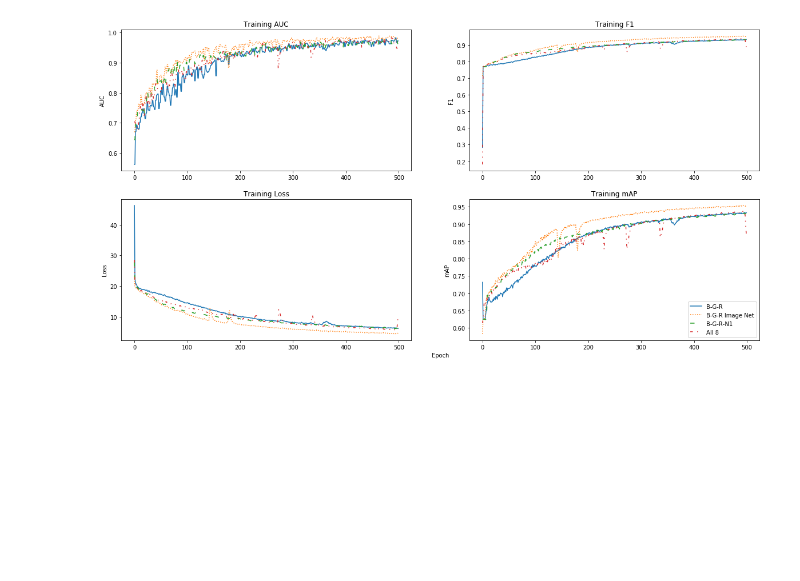
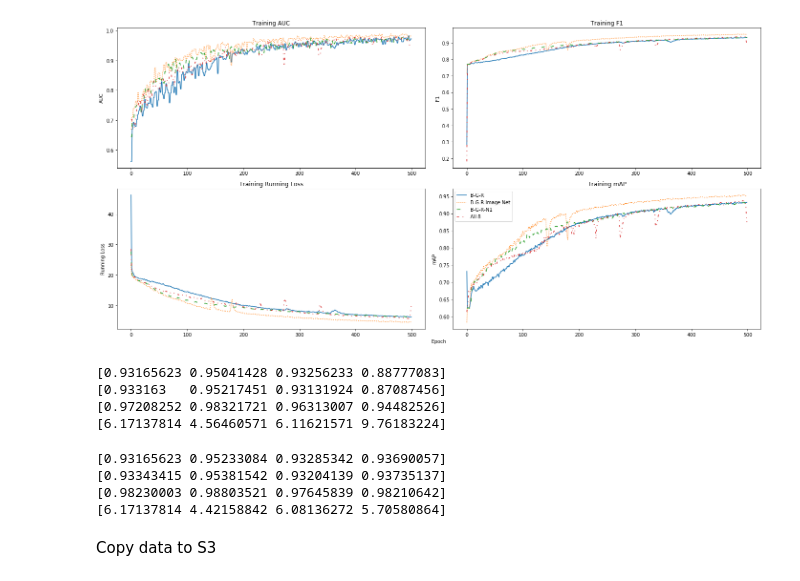
Before and after one commit to joemcglinchy/IS_segmentation, a Jupyter notebook: model_improvements/jstars_revisions/training_accuracies.ipynb, the cells around one changed output. Saved outputs shown, nothing was run; the diff lists cells and outputs as text; code cells hidden in the pictures; blank space fills up the shorter version.

Commit message:
test set figures

```diff
--- a/model_improvements/jstars_revisions/training_accuracies.ipynb
+++ b/model_improvements/jstars_revisions/training_accuracies.ipynb
@@ -30,29 +36,54 @@ mAP = np.array(mAP)
 # %%
 lstyles = ('solid', 'dotted', (0, (5, 10)), (0, (3, 5, 1, 5, 1, 5)))
 fig, ax = plt.subplots(2,2,figsize=(20,10), sharex=False)
 ax = ax.ravel()
 
-for i,m,arr,score in zip(range(4), mod_labels, (auc, f1, loss, mAP), ('AUC', 'F1', 'Loss', 'mAP')):
+for i,m,arr,score in zip(range(4), mod_labels, (auc, f1, loss, mAP), ('AUC', 'F1', 'Running Loss', 'mAP')):
     if i == 0:
         for j,l in enumerate(lstyles):
             lines = ax[i].plot(np.repeat(arr, repeats=2, axis=1).T[:,j], linestyle=l) # AUC recorded every other epoch
             ax[i].set_title(f'Training {score}')
             ax[i].set_ylabel(f'{score}')
             #ax[i].legend(lines, mod_labels)
     else:
         lines = []
         for j,l in enumerate(lstyles):
             line = ax[i].plot(arr.T[:,j], linestyle=l)
             ax[i].set_title(f'Training {score}')
             ax[i].set_ylabel(f'{score}')
             #ax[i].legend(lines, mod_labels)
 
             lines += [line[0]]
 
 ax[i].legend(lines, mod_labels) # put the legend on the last one
 fig.add_subplot(111, frameon=False)
 plt.tick_params(labelcolor='none', top=False, bottom=False, left=False, right=False)
 plt.xlabel('Epoch')
+
+plt.tight_layout()
+plt.savefig('./figs/training_plots.png')
 plt.show()
 # %% [output]
-[figure, old version]
+[figure, new version]
+# %%
+print(f1[:,-1])
+print(mAP[:,-1])
+print(auc[:,-1])
+print(loss[:,-1])
+# %% [output]
+[0.93165623 0.95041428 0.93256233 0.88777083]
+[0.933163   0.95217451 0.93131924 0.87087456]
+[0.97208252 0.98321721 0.96313007 0.94482526]
+[6.17137814 4.56460571 6.11621571 9.76183224]
+# %%
+print(f1.max(axis=1))
+print(mAP.max(axis=1))
+print(auc.max(axis=1))
+print(loss.min(axis=1))
+# %% [output]
+[0.93165623 0.95233084 0.93285342 0.93690057]
+[0.93343415 0.95381542 0.93204139 0.93735137]
+[0.98230003 0.98803521 0.97645839 0.98210642]
+[6.17137814 4.42158842 6.08136272 5.70580864]
+# %% [markdown]
+Copy data to S3
```
Also changed, not shown: parts of 3 cells of this notebook, 1 other file.
